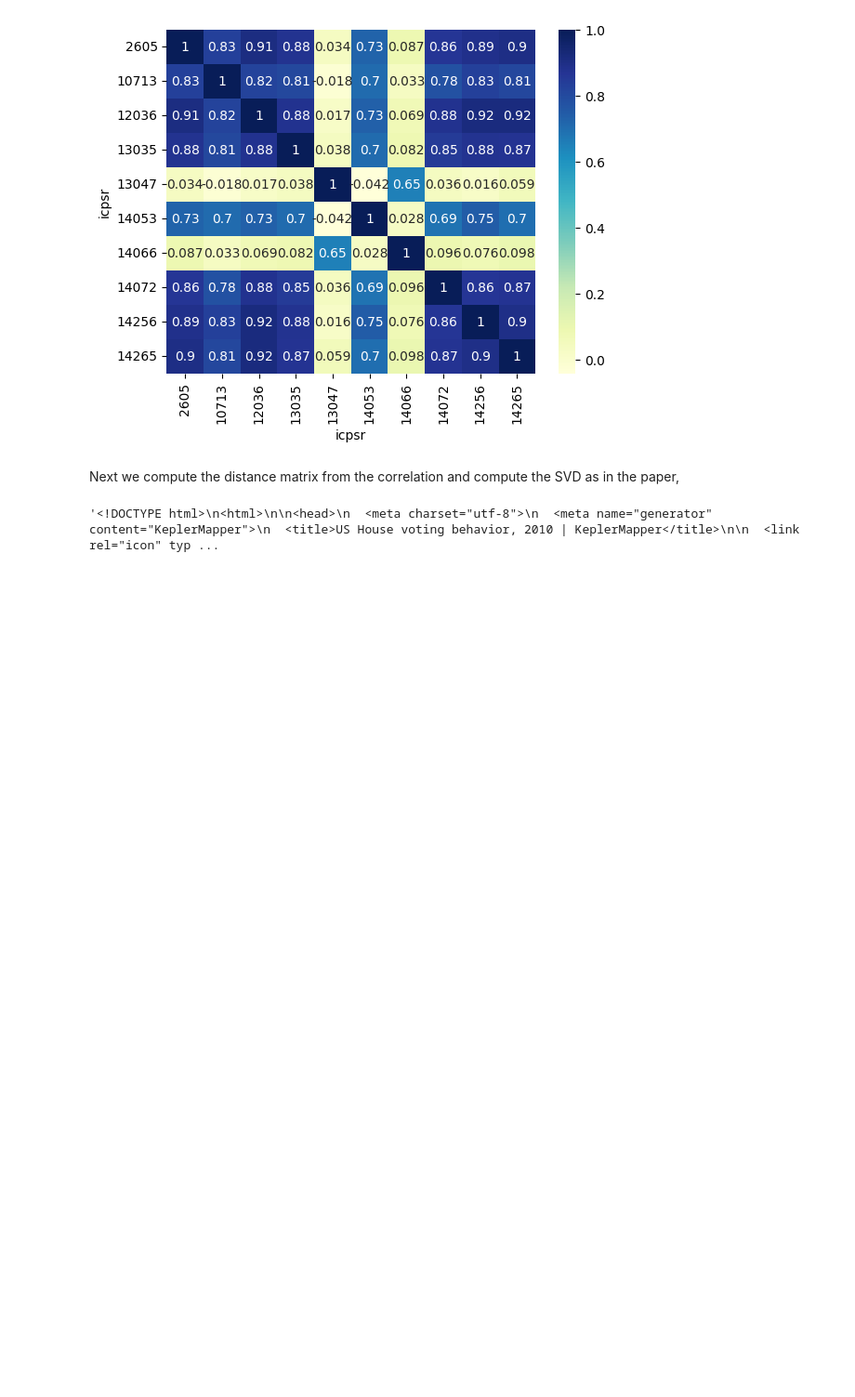
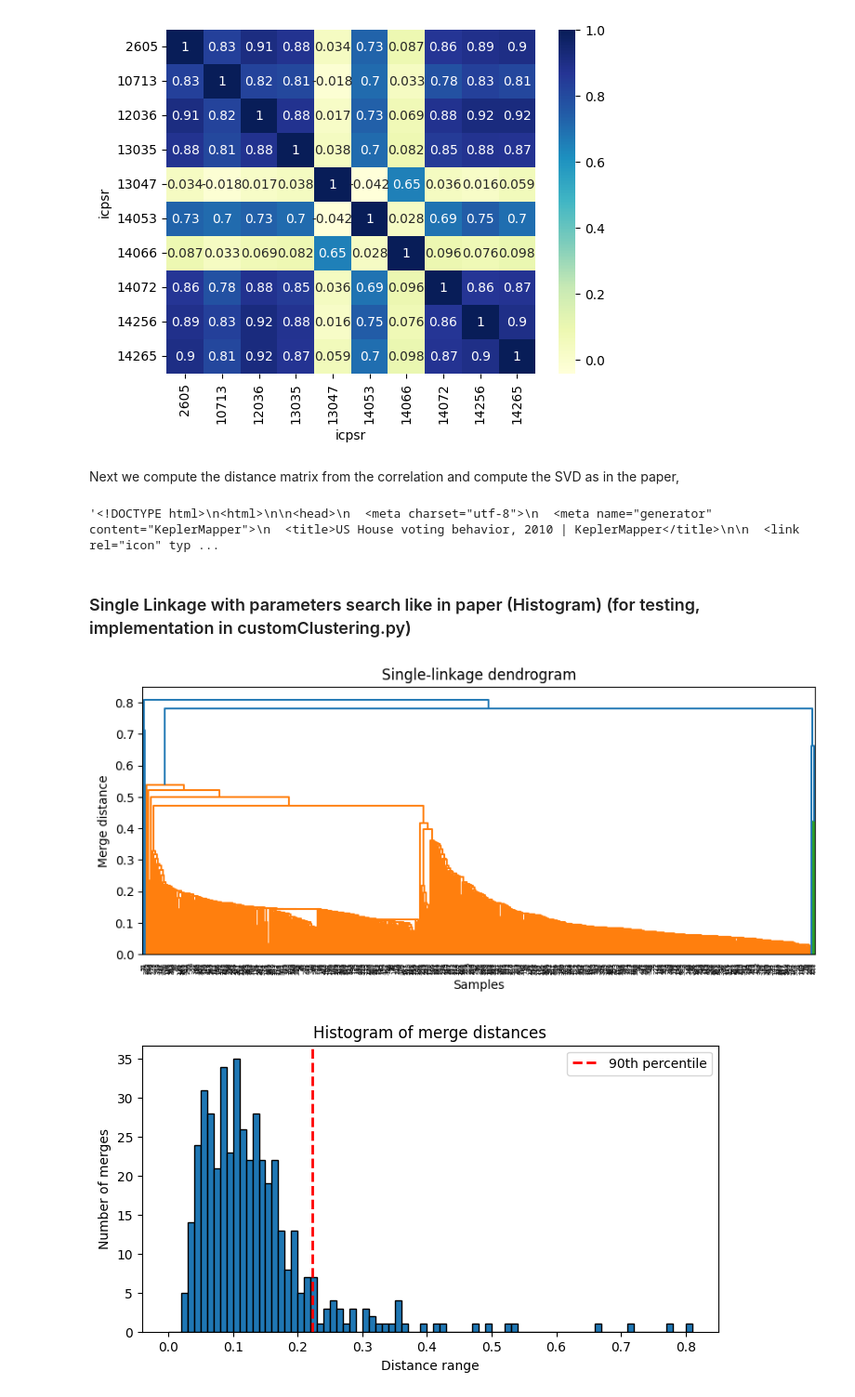
Before and after one commit to tzuh231/TDA_practical, a Jupyter notebook: exploratory/mapper_analysis.ipynb, the cells around one changed output. Shown at 93% size. Saved outputs shown, nothing was run; the diff lists cells and outputs as text; code cells hidden in the pictures; blank space fills up the shorter version.

Commit message:
Added clustering code for testing the plots

```diff
--- a/exploratory/mapper_analysis.ipynb
+++ b/exploratory/mapper_analysis.ipynb
@@ -198,3 +198,59 @@ mapper.visualize(
 )
 # %% [output]
 '<!DOCTYPE html>\n<html>\n\n<head>\n  <meta charset="utf-8">\n  <meta name="generator" content="KeplerMapper">\n  <title>US House voting behavior, 2010 | KeplerMapper</title>\n\n  <link rel="icon" typ ...
+# %% [markdown]
+### Single Linkage with parameters search like in paper (Histogram) (for testing, implementation in customClustering.py)
+# %%
+from scipy.cluster.hierarchy import dendrogram
+from sklearn.cluster import AgglomerativeClustering
+
+model = AgglomerativeClustering(
+    n_clusters=None,
+    distance_threshold=0,
+    linkage="single",
+    metric="precomputed",
+    compute_distances=True,
+).fit(distance_09)
+
+# Build SciPy linkage matrix for the dendrogram
+n = len(distance_09)
+counts = np.zeros(len(model.children_))
+
+merge_percentile = 90
+merge_distance = np.percentile(model.distances_, merge_percentile)
+
+for i, (left, right) in enumerate(model.children_):
+    counts[i] = (
+        (1 if left < n else counts[left - n])
+        + (1 if right < n else counts[right - n])
+    )
+
+linkage_matrix = np.column_stack([
+    model.children_,
+    model.distances_,
+    counts,
+])
+
+# Dendrogram
+plt.figure(figsize=(10, 4))
+dendrogram(linkage_matrix)
+plt.xlabel("Samples")
+plt.ylabel("Merge distance")
+plt.title("Single-linkage dendrogram")
+plt.show()
+
+# Histogram of merge distances
+bin_width = 0.01
+bins = np.arange(0, model.distances_.max() + bin_width, bin_width)
+
+plt.figure(figsize=(8, 4))
+plt.hist(model.distances_, bins=bins, edgecolor="black")
+plt.axvline(merge_distance, color="red", linestyle="--", linewidth=2, label=f"{merge_percentile}th percentile")
+plt.xlabel("Distance range")
+plt.ylabel("Number of merges")
+plt.title("Histogram of merge distances")
+plt.legend()
+plt.show()
+# %% [output]
+[figure, added]
+[figure, added]
```
Also changed, not shown: parts of 2 cells of this notebook.
